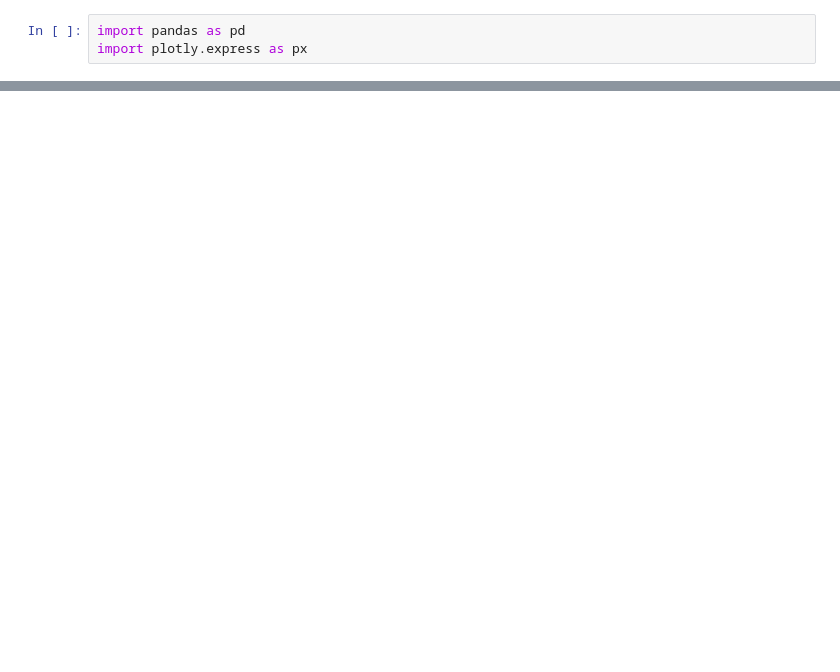
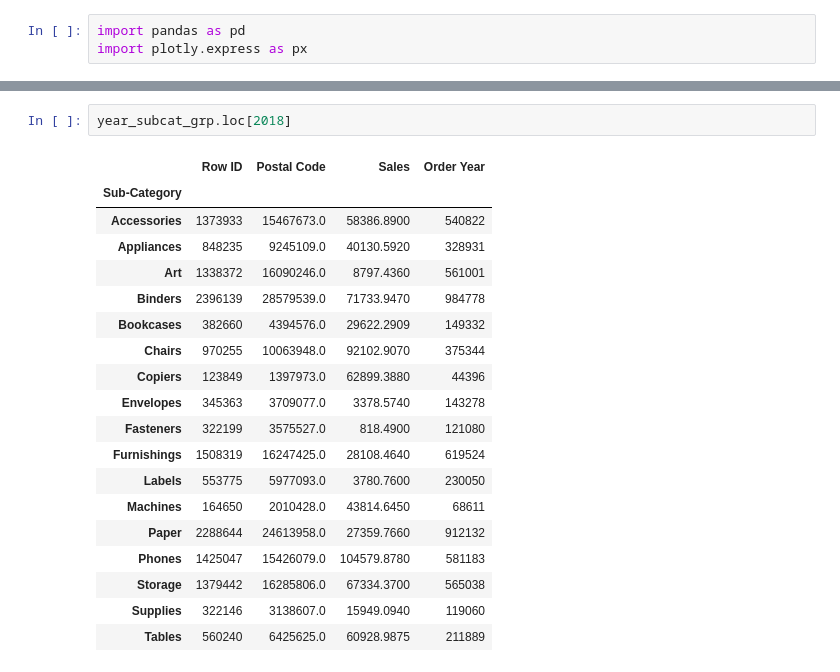
Before and after one commit to nguyenduchuy271197/covid-19-dashboard, a Jupyter notebook: 07-sales-dashboard/notebooks/notebook.ipynb, the cells around one changed output, grey strips where cells are left out. Cells and saved outputs as stored; diff of their text form; blank space fills up the shorter version.

```diff
--- a/07-sales-dashboard/notebooks/notebook.ipynb
+++ b/07-sales-dashboard/notebooks/notebook.ipynb
@@ -13,0 +134,22 @@ df.head()
+# %%
+year_subcat_grp.loc[2018]
+# %% [output]
+|  | Row ID | Postal Code | Sales | Order Year |
+| Sub-Category |  |  |  |  |
+| Accessories | 1373933 | 15467673.0 | 58386.8900 | 540822 |
+| Appliances | 848235 | 9245109.0 | 40130.5920 | 328931 |
+| Art | 1338372 | 16090246.0 | 8797.4360 | 561001 |
+| Binders | 2396139 | 28579539.0 | 71733.9470 | 984778 |
+| Bookcases | 382660 | 4394576.0 | 29622.2909 | 149332 |
+| Chairs | 970255 | 10063948.0 | 92102.9070 | 375344 |
+| Copiers | 123849 | 1397973.0 | 62899.3880 | 44396 |
+| Envelopes | 345363 | 3709077.0 | 3378.5740 | 143278 |
+| Fasteners | 322199 | 3575527.0 | 818.4900 | 121080 |
+| Furnishings | 1508319 | 16247425.0 | 28108.4640 | 619524 |
+| Labels | 553775 | 5977093.0 | 3780.7600 | 230050 |
+| Machines | 164650 | 2010428.0 | 43814.6450 | 68611 |
+| Paper | 2288644 | 24613958.0 | 27359.7660 | 912132 |
+| Phones | 1425047 | 15426079.0 | 104579.8780 | 581183 |
+| Storage | 1379442 | 16285806.0 | 67334.3700 | 565038 |
+| Supplies | 322146 | 3138607.0 | 15949.0940 | 119060 |
+| Tables | 560240 | 6425625.0 | 60928.9875 | 211889 |
```
Also changed, not shown: parts of 18 cells of this notebook, 2 other files.
